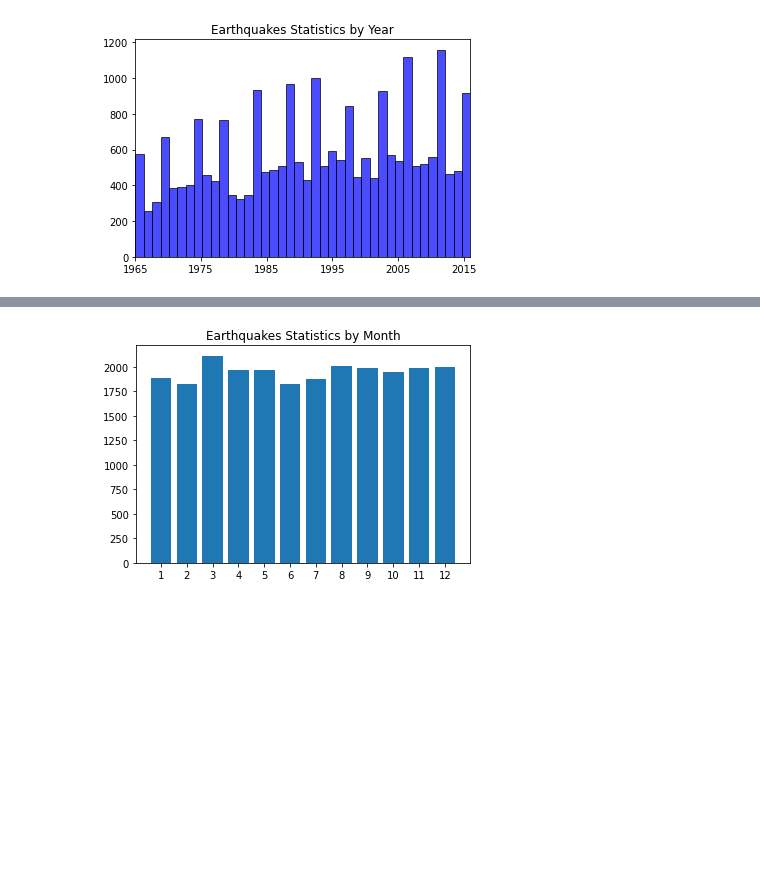
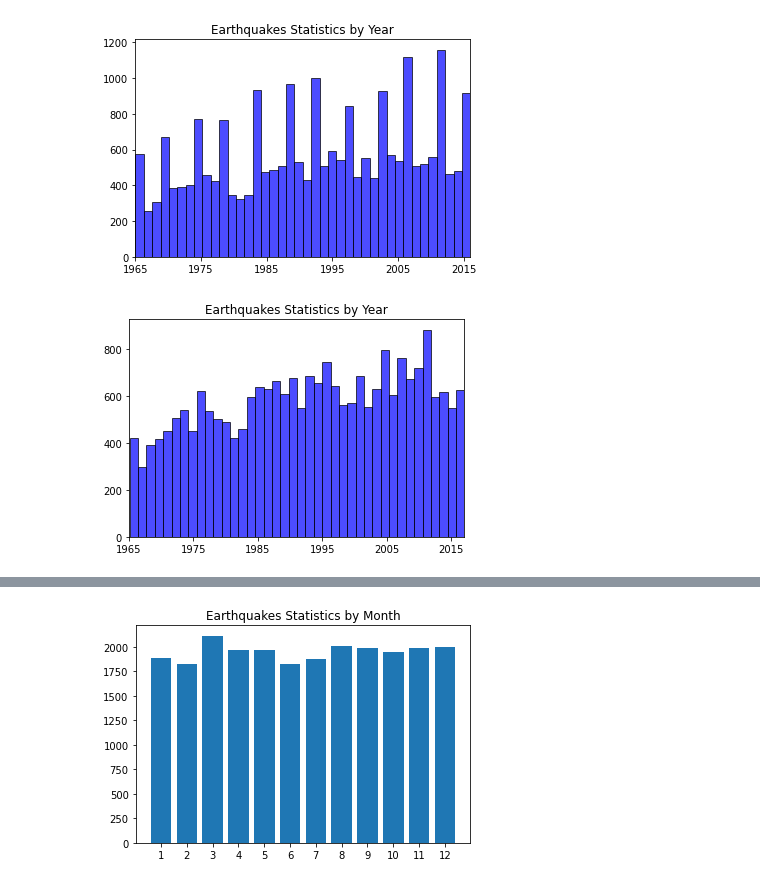
Before and after one commit to SeanLi-OI/Earthquake-Statistics, a Jupyter notebook: Earthquakes.ipynb, the cells around one changed output, grey strips where cells are left out. Saved outputs shown, nothing was run; the diff lists cells and outputs as text; code cells hidden in the pictures; blank space fills up the shorter version.

Commit message:
update year

```diff
--- a/Earthquakes.ipynb
+++ b/Earthquakes.ipynb
@@ -96,3 +117,46 @@ plt.savefig('eq_years.png')
 plt.show()
 # %% [output]
 [figure]
+# %%
+import matplotlib.pyplot as plt
+import numpy as np
+import matplotlib
+import pandas as pd
+
+sum=[0]
+def calcday(month,day,year):
+  month=int(month)
+  day=int(day)
+  year=int(year)
+  result=0.0
+  if year%4==0 and (year%100!=0 or year%400==0) and month>2:
+    if month>2:
+      result=year+(sum[month]+day+1)/366.0
+    else:
+      result=year+(sum[month]+day)/366.0
+  else:
+    result=year+(sum[month]+day)/365.0
+  return result
+
+days=[31,28,31,30,31,30,31,31,30,31,30,31]
+for i in range(12):
+  sum.append(sum[i]+days[i])
+df = pd.read_csv('database.csv')
+data=[]
+for t in df['Date']:
+  if t[-1]=='Z':
+    month, day, year = t[5:7],t[8:10],t[:4]
+  else:
+    month, day, year = t.split('/')
+  data.append(calcday(month,day,year))
+data = np.array(data)
+
+plt.hist(data, bins=40, density=0, facecolor="blue", edgecolor="black", alpha=0.7)
+plt.xlim(1965,2017)
+plt.xticks(np.arange(1965,2017,10))
+
+plt.title("Earthquakes Statistics by Year")
+plt.savefig('eq_years.png')
+plt.show()
+# %% [output]
+[figure, added]
```
Also changed, not shown: parts of 6 cells of this notebook.
